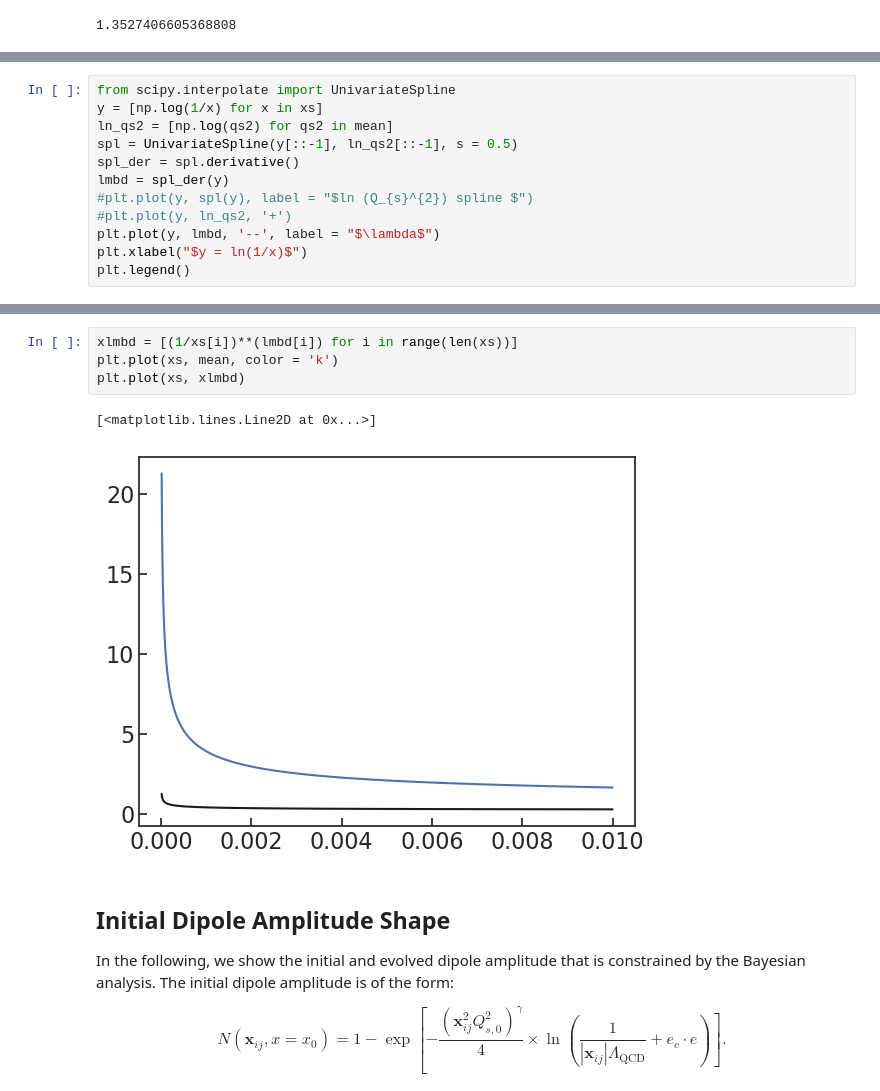
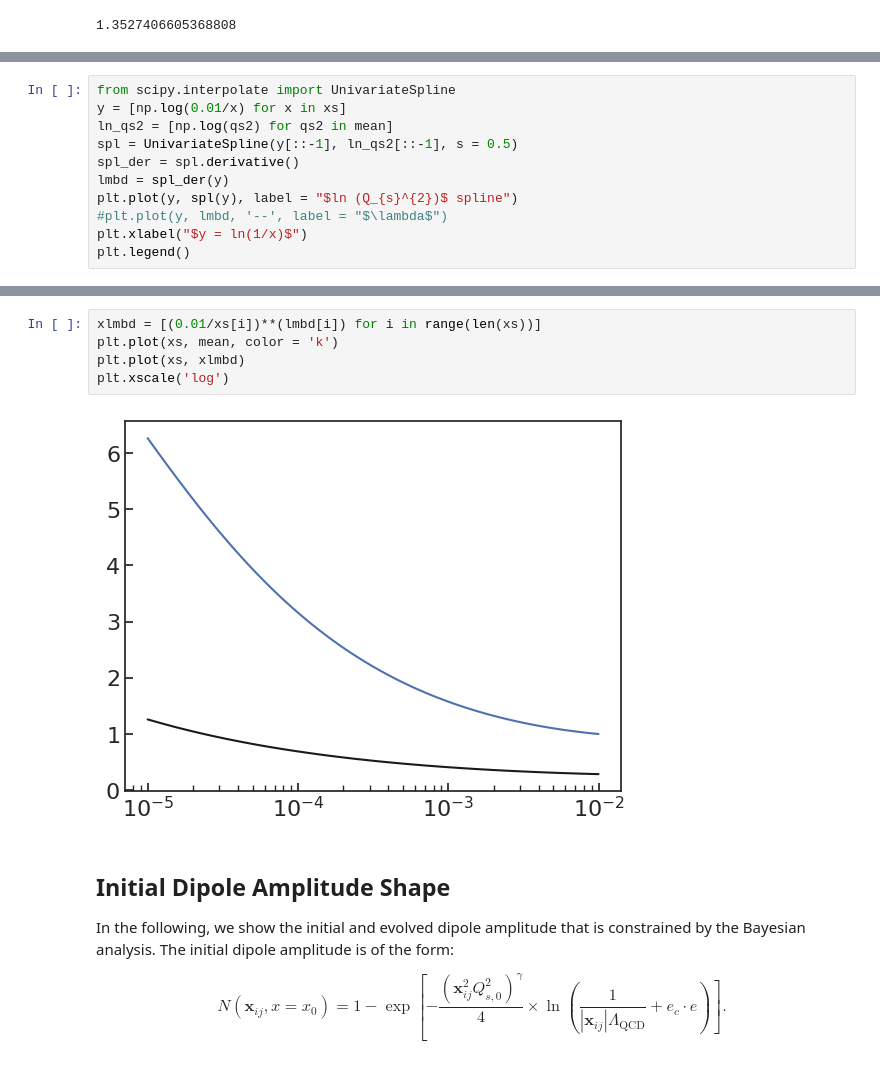
Before and after one commit to camcasuga/BayesianBK_results, a Jupyter notebook: analysis.ipynb, the cells around one changed output, grey strips where cells are left out. Saved outputs shown, nothing was run; the diff lists cells and outputs as text.

Commit message:
heikki approved qs2 lambda

```diff
--- a/analysis.ipynb
+++ b/analysis.ipynb
@@ -378,13 +380,12 @@ plt.xscale('log')
 # %%
 from scipy.interpolate import UnivariateSpline
-y = [np.log(1/x) for x in xs]
+y = [np.log(0.01/x) for x in xs]
 ln_qs2 = [np.log(qs2) for qs2 in mean]
 spl = UnivariateSpline(y[::-1], ln_qs2[::-1], s = 0.5)
 spl_der = spl.derivative()
 lmbd = spl_der(y)
-#plt.plot(y, spl(y), label = "$ln (Q_{s}^{2}) spline $")
-#plt.plot(y, ln_qs2, '+')
-plt.plot(y, lmbd, '--', label = "$\lambda$")
+plt.plot(y, spl(y), label = "$ln (Q_{s}^{2})$ spline")
+#plt.plot(y, lmbd, '--', label = "$\lambda$")
 plt.xlabel("$y = ln(1/x)$")
 plt.legend()
 # %% [output]
@@ -393,10 +394,10 @@ plt.legend()
 # %%
-xlmbd = [(1/xs[i])**(lmbd[i]) for i in range(len(xs))]
+xlmbd = [(0.01/xs[i])**(lmbd[i]) for i in range(len(xs))]
 plt.plot(xs, mean, color = 'k')
 plt.plot(xs, xlmbd)
+plt.xscale('log')
 # %% [output]
-[<matplotlib.lines.Line2D at 0x...>]
-[figure, old version]
+[figure, new version]
 # %% [markdown]
 ## Initial Dipole Amplitude Shape
 
```
Also changed, not shown: parts of 13 cells of this notebook, 8 other files.
